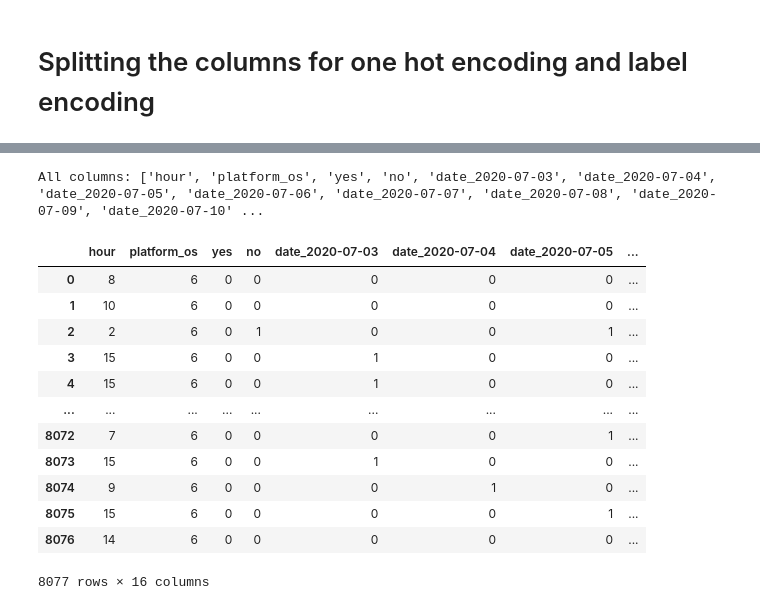
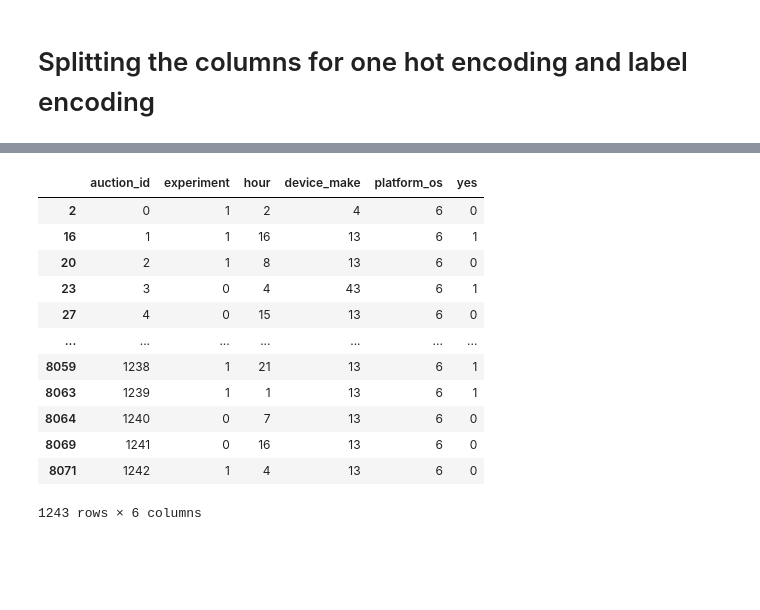
Before and after one commit to RYees/A-B-testing, a Jupyter notebook: notebooks/modeling.ipynb, the cells around one changed output, grey strips where cells are left out. Drawn from its saved outputs; the diff is of its cells as text; code cells hidden in the pictures; blank space fills up the shorter version.

```diff
--- a/notebooks/modeling.ipynb
+++ b/notebooks/modeling.ipynb
@@ -179,30 +167,21 @@ label_encoded_columns
-# %%
-# Copy our DataFrame to X variable
-X = df.copy()
-
-# Droping Categorical Columns,
-# "inplace" means replace our data with new one
-# Don't forget to "axis=1"
-X.drop(categorical_column, axis=1, inplace=True)
-
-# Merge DataFrames
-X = pd.concat([X, one_hot_encoded_columns, label_encoded_columns], axis=1)
-print("All columns:", X.columns.tolist())
-X
-# %% [output]
-All columns: ['hour', 'platform_os', 'yes', 'no', 'date_2020-07-03', 'date_2020-07-04', 'date_2020-07-05', 'date_2020-07-06', 'date_2020-07-07', 'date_2020-07-08', 'date_2020-07-09', 'date_2020-07-10' ...
-|  | hour | platform_os | yes | no | date_2020-07-03 | date_2020-07-04 | date_2020-07-05 | ... |
-| 0 | 8 | 6 | 0 | 0 | 0 | 0 | 0 | ... |
-| 1 | 10 | 6 | 0 | 0 | 0 | 0 | 0 | ... |
-| 2 | 2 | 6 | 0 | 1 | 0 | 0 | 1 | ... |
-| 3 | 15 | 6 | 0 | 0 | 1 | 0 | 0 | ... |
-| 4 | 15 | 6 | 0 | 0 | 1 | 0 | 0 | ... |
-| ... | ... | ... | ... | ... | ... | ... | ... | ... |
-| 8072 | 7 | 6 | 0 | 0 | 0 | 0 | 1 | ... |
-| 8073 | 15 | 6 | 0 | 0 | 1 | 0 | 0 | ... |
-| 8074 | 9 | 6 | 0 | 0 | 0 | 1 | 0 | ... |
-| 8075 | 15 | 6 | 0 | 0 | 0 | 0 | 1 | ... |
-| 8076 | 14 | 6 | 0 | 0 | 0 | 0 | 0 | ... |
-8077 rows × 16 columns
 # %%
 # Splitting the data to train and test sets
+df3 = df2.copy()
+df3.drop(['date', 'browser'], axis=1, inplace=True)
+le = LabelEncoder()
+df3[to_label_encoding] = df3[to_label_encoding].apply(le.fit_transform)
+df3
+# %% [output]
+|  | auction_id | experiment | hour | device_make | platform_os | yes |
+| 2 | 0 | 1 | 2 | 4 | 6 | 0 |
+| 16 | 1 | 1 | 16 | 13 | 6 | 1 |
+| 20 | 2 | 1 | 8 | 13 | 6 | 0 |
+| 23 | 3 | 0 | 4 | 43 | 6 | 1 |
+| 27 | 4 | 0 | 15 | 13 | 6 | 0 |
+| ... | ... | ... | ... | ... | ... | ... |
+| 8059 | 1238 | 1 | 21 | 13 | 6 | 1 |
+| 8063 | 1239 | 1 | 1 | 13 | 6 | 1 |
+| 8064 | 1240 | 0 | 7 | 13 | 6 | 0 |
+| 8069 | 1241 | 0 | 16 | 13 | 6 | 0 |
+| 8071 | 1242 | 1 | 4 | 13 | 6 | 0 |
+1243 rows × 6 columns
```
Also changed, not shown: parts of 38 cells of this notebook, 4 other files.
